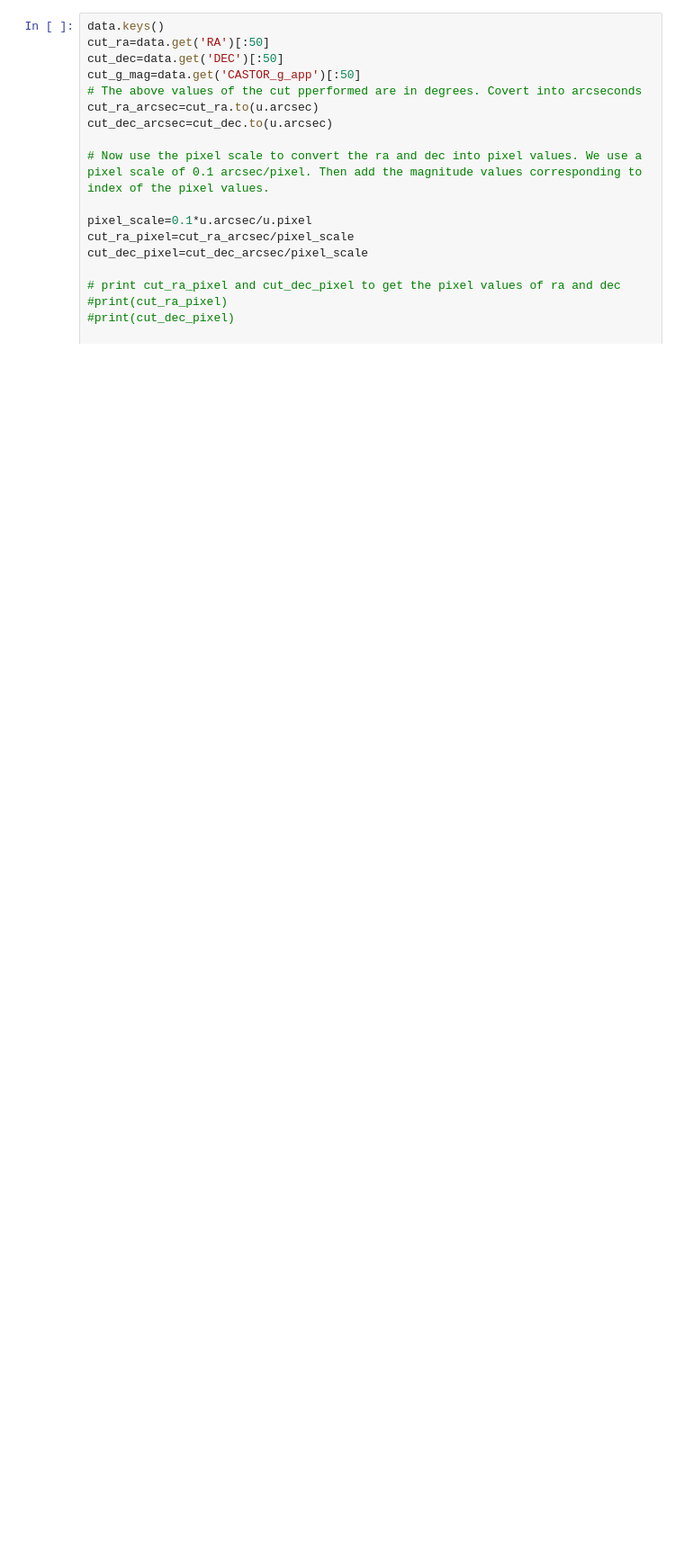
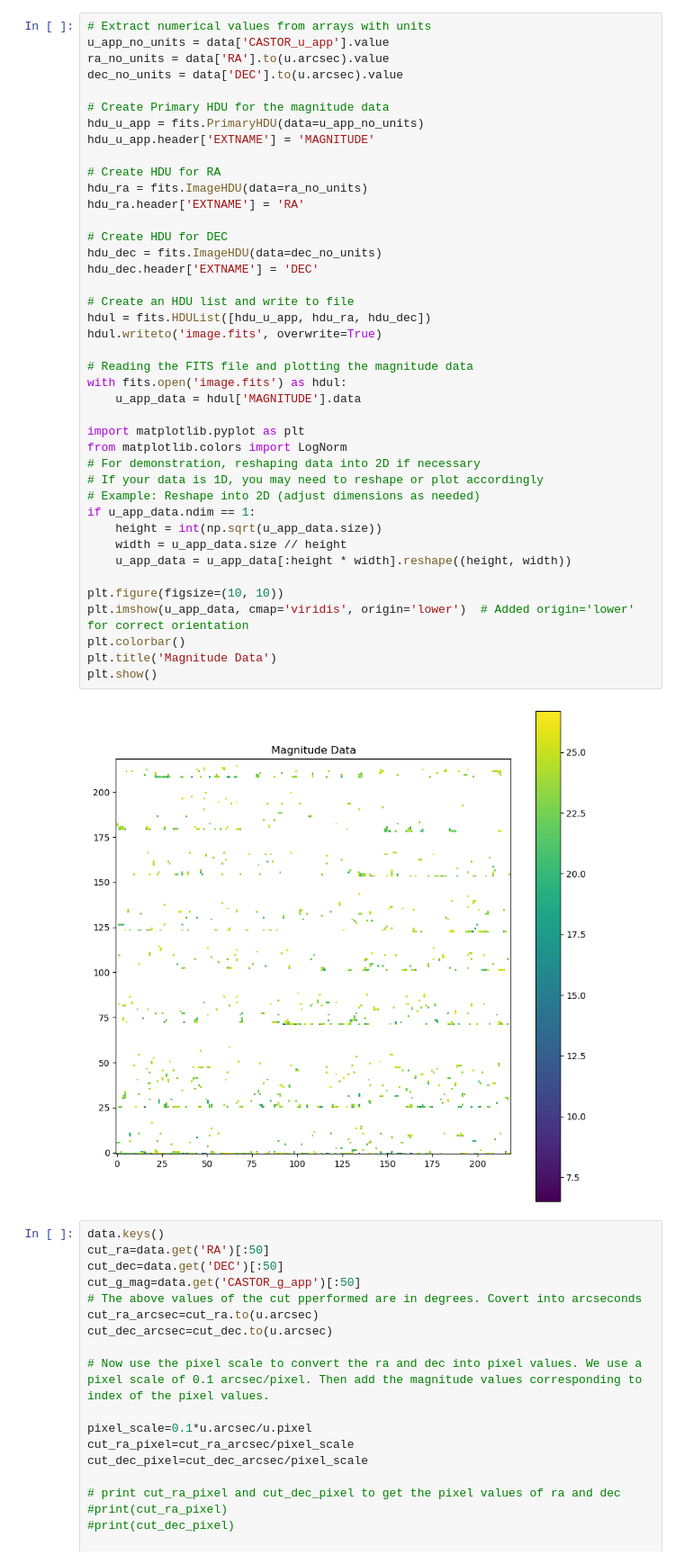
Before and after one commit to wasnaqvi/SIP, a Jupyter notebook: Notebooks/Phase0_sim.ipynb, the cells around one changed output. Shown at 90% size. Saved outputs shown, nothing was run; the diff lists cells and outputs as text; blank space fills up the shorter version.

Commit message:
Not sure, Will work. Need to work on the monte carlo

```diff
--- a/Notebooks/Phase0_sim.ipynb
+++ b/Notebooks/Phase0_sim.ipynb
@@ -29,3 +43,46 @@ with h5py.File(fn, 'r') as datafile:
+# %%
+# Extract numerical values from arrays with units
+u_app_no_units = data['CASTOR_u_app'].value
+ra_no_units = data['RA'].to(u.arcsec).value
+dec_no_units = data['DEC'].to(u.arcsec).value
+
+# Create Primary HDU for the magnitude data
+hdu_u_app = fits.PrimaryHDU(data=u_app_no_units)
+hdu_u_app.header['EXTNAME'] = 'MAGNITUDE'
+
+# Create HDU for RA
+hdu_ra = fits.ImageHDU(data=ra_no_units)
+hdu_ra.header['EXTNAME'] = 'RA'
+
+# Create HDU for DEC
+hdu_dec = fits.ImageHDU(data=dec_no_units)
+hdu_dec.header['EXTNAME'] = 'DEC'
+
+# Create an HDU list and write to file
+hdul = fits.HDUList([hdu_u_app, hdu_ra, hdu_dec])
+hdul.writeto('image.fits', overwrite=True)
+
+# Reading the FITS file and plotting the magnitude data
+with fits.open('image.fits') as hdul:
+    u_app_data = hdul['MAGNITUDE'].data
+
+import matplotlib.pyplot as plt
+from matplotlib.colors import LogNorm
+# For demonstration, reshaping data into 2D if necessary
+# If your data is 1D, you may need to reshape or plot accordingly
+# Example: Reshape into 2D (adjust dimensions as needed)
+if u_app_data.ndim == 1:
+    height = int(np.sqrt(u_app_data.size))
+    width = u_app_data.size // height
+    u_app_data = u_app_data[:height * width].reshape((height, width))
+
+plt.figure(figsize=(10, 10))
+plt.imshow(u_app_data, cmap='viridis', origin='lower')  # Added origin='lower' for correct orientation
+plt.colorbar()
+plt.title('Magnitude Data')
+plt.show()
+# %% [output]
+[figure, added]
 # %%
 data.keys()
 cut_ra=data.get('RA')[:50]
```
Also changed, not shown: parts of 5 cells of this notebook, 2 other files.
